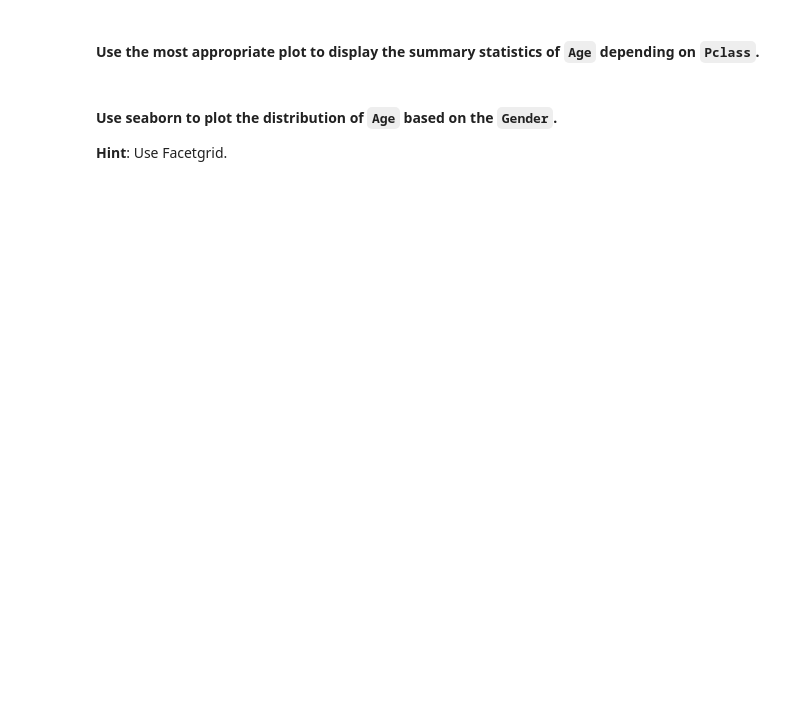
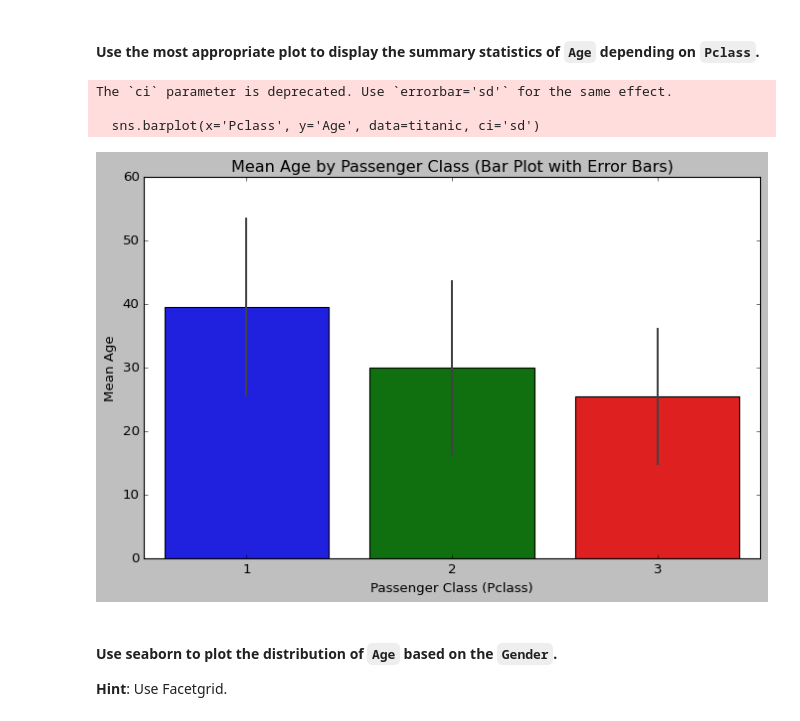
Before and after one commit to Marinasel86/lab-matplotlib-seaborn, a Jupyter notebook: your-code/main.ipynb, the cells around one changed output. Cells and saved outputs as stored; diff of their text form; code cells hidden in the pictures; blank space fills up the shorter version.

```diff
--- a/your-code/main.ipynb
+++ b/your-code/main.ipynb
@@ -507,3 +527,15 @@ your comments here
+# %%
+plt.figure(figsize=(10, 6))
+sns.barplot(x='Pclass', y='Age', data=titanic, ci='sd')
+plt.xlabel('Passenger Class (Pclass)')
+plt.ylabel('Mean Age')
+plt.title('Mean Age by Passenger Class (Bar Plot with Error Bars)')
+plt.show()
+# %% [output]
+The `ci` parameter is deprecated. Use `errorbar='sd'` for the same effect.
+
+  sns.barplot(x='Pclass', y='Age', data=titanic, ci='sd')
+[figure, added]
 # %% [markdown]
 #### Use seaborn to plot the distribution of `Age` based on the `Gender`.
 **Hint**: Use Facetgrid.
```
Also changed, not shown: parts of 21 cells of this notebook, 3 other files.
